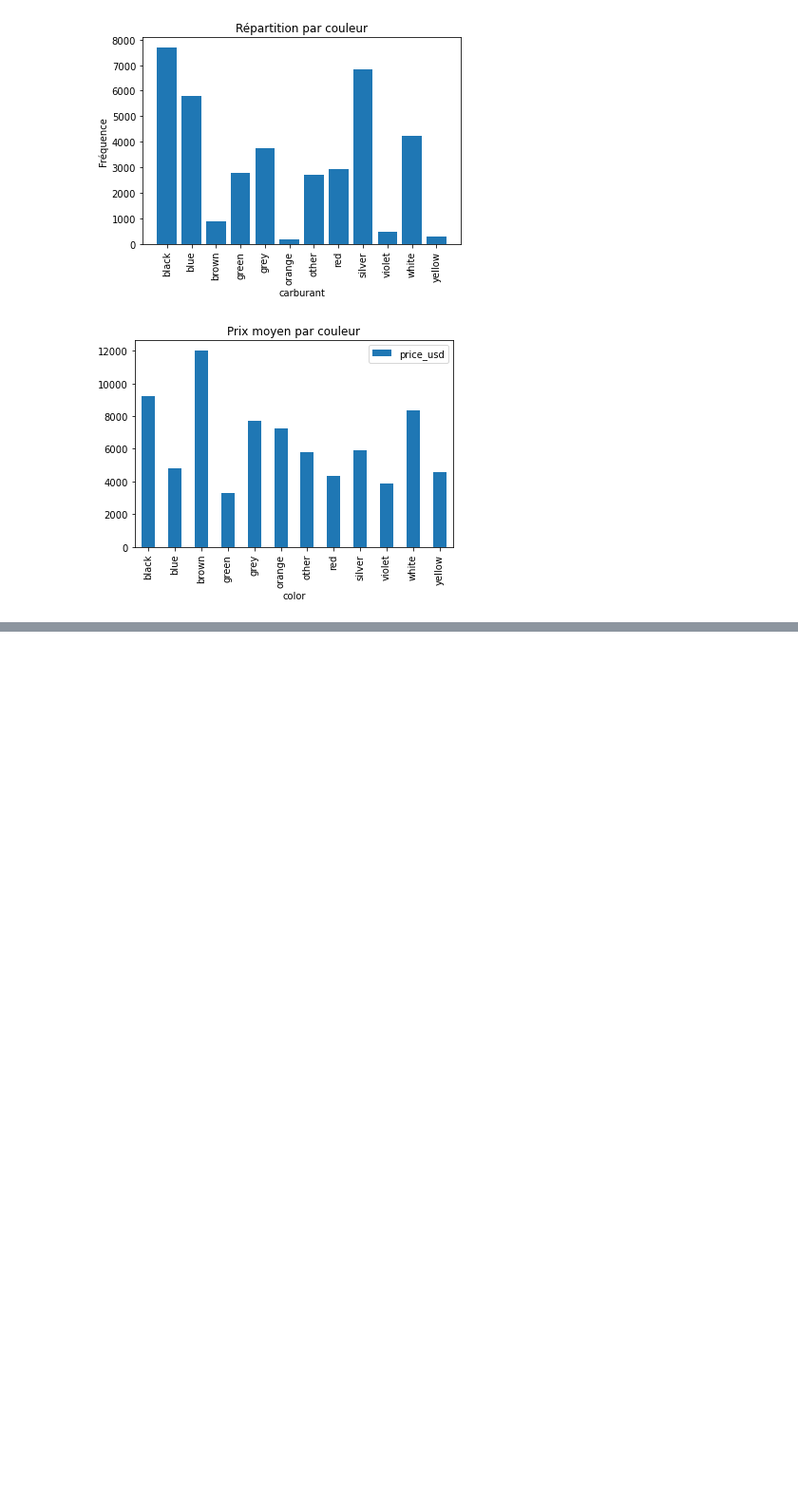
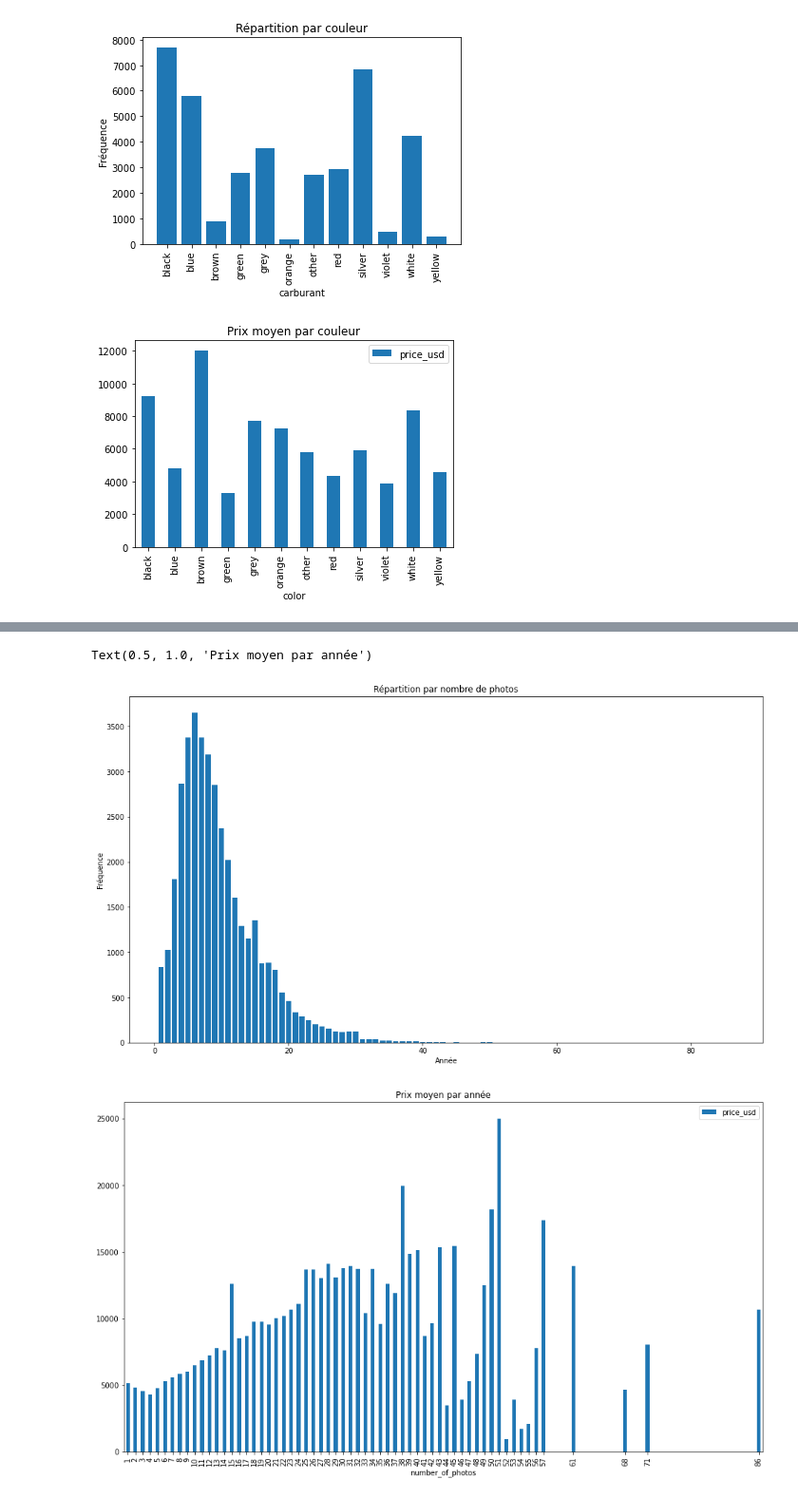
Before and after one commit to kerhogo/ias_cars, a Jupyter notebook: Visualisation.ipynb, the cells around one changed output, grey strips where cells are left out. Shown at 95% size. Drawn from its saved outputs; the diff is of its cells as text; code cells hidden in the pictures; blank space fills up the shorter version.

```diff
--- a/Visualisation.ipynb
+++ b/Visualisation.ipynb
@@ -151,0 +163,16 @@ Text(0.5, 1.0, 'Prix moyen par année')
+# %%
+col = cars.number_of_photos
+c = Counter(col)
+plt.figure(figsize=(16,9))
+plt.bar(c.keys(), c.values())
+plt.title('Répartition par nombre de photos')
+plt.xlabel('Année')
+plt.ylabel('Fréquence')
+
+df = pd.DataFrame(cars.groupby(['number_of_photos'])['price_usd'].mean())
+df.plot.bar(figsize=(16,9))
+plt.title('Prix moyen par année')
+# %% [output]
+Text(0.5, 1.0, 'Prix moyen par année')
+[figure, added]
+[figure, added]
```
Also changed, not shown: parts of 5 cells of this notebook.
